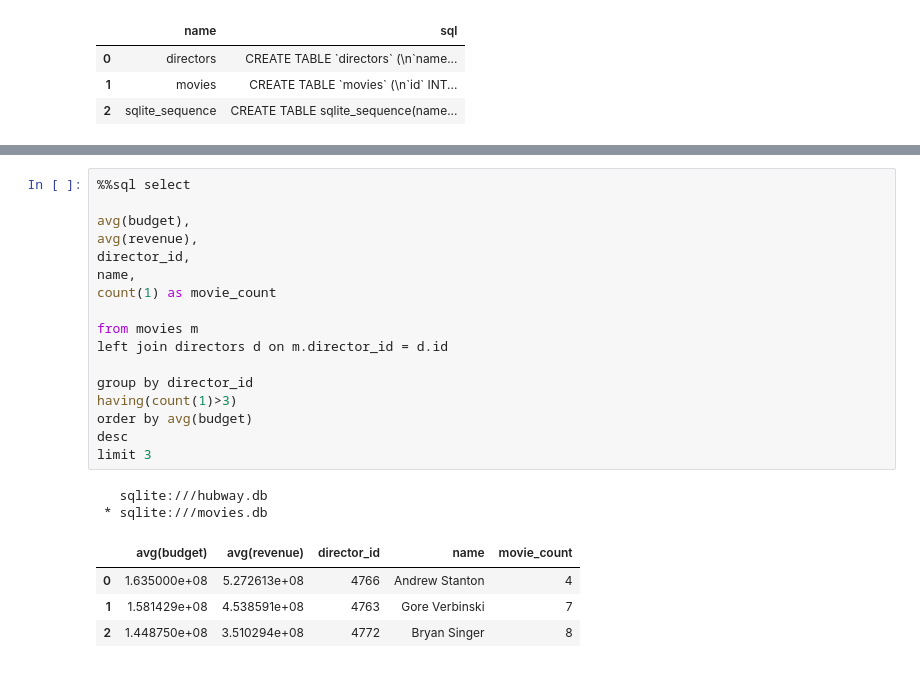
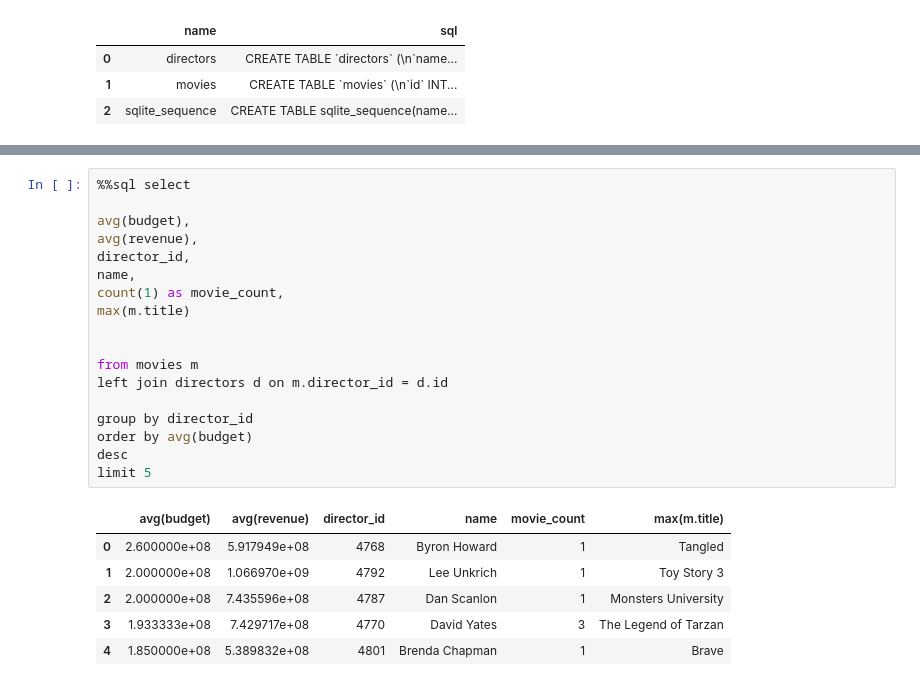
Before and after one commit to matthewpecsok/data_engineering, a Jupyter notebook: tutorials/de_tutorial_1.ipynb, the cells around one changed output, grey strips where cells are left out. Saved outputs shown, nothing was run; the diff lists cells and outputs as text.

```diff
--- a/tutorials/de_tutorial_1.ipynb
+++ b/tutorials/de_tutorial_1.ipynb
@@ -136,25 +149,26 @@ limit 5
 # %%
 %%sql select
 
 avg(budget),
 avg(revenue),
 director_id,
 name,
-count(1) as movie_count
+count(1) as movie_count,
+max(m.title)
+
 
 from movies m
 left join directors d on m.director_id = d.id
 
 group by director_id
-having(count(1)>3)
 order by avg(budget)
 desc
-limit 3
+limit 5
 # %% [output]
-   sqlite:///hubway.db
- * sqlite:///movies.db
-|  | avg(budget) | avg(revenue) | director_id | name | movie_count |
-| 0 | 1.635000e+08 | 5.272613e+08 | 4766 | Andrew Stanton | 4 |
-| 1 | 1.581429e+08 | 4.538591e+08 | 4763 | Gore Verbinski | 7 |
-| 2 | 1.448750e+08 | 3.510294e+08 | 4772 | Bryan Singer | 8 |
+|  | avg(budget) | avg(revenue) | director_id | name | movie_count | max(m.title) |
+| 0 | 2.600000e+08 | 5.917949e+08 | 4768 | Byron Howard | 1 | Tangled |
+| 1 | 2.000000e+08 | 1.066970e+09 | 4792 | Lee Unkrich | 1 | Toy Story 3 |
+| 2 | 2.000000e+08 | 7.435596e+08 | 4787 | Dan Scanlon | 1 | Monsters University |
+| 3 | 1.933333e+08 | 7.429717e+08 | 4770 | David Yates | 3 | The Legend of Tarzan |
+| 4 | 1.850000e+08 | 5.389832e+08 | 4801 | Brenda Chapman | 1 | Brave |
 # %%
```
Also changed, not shown: parts of 16 cells of this notebook.
